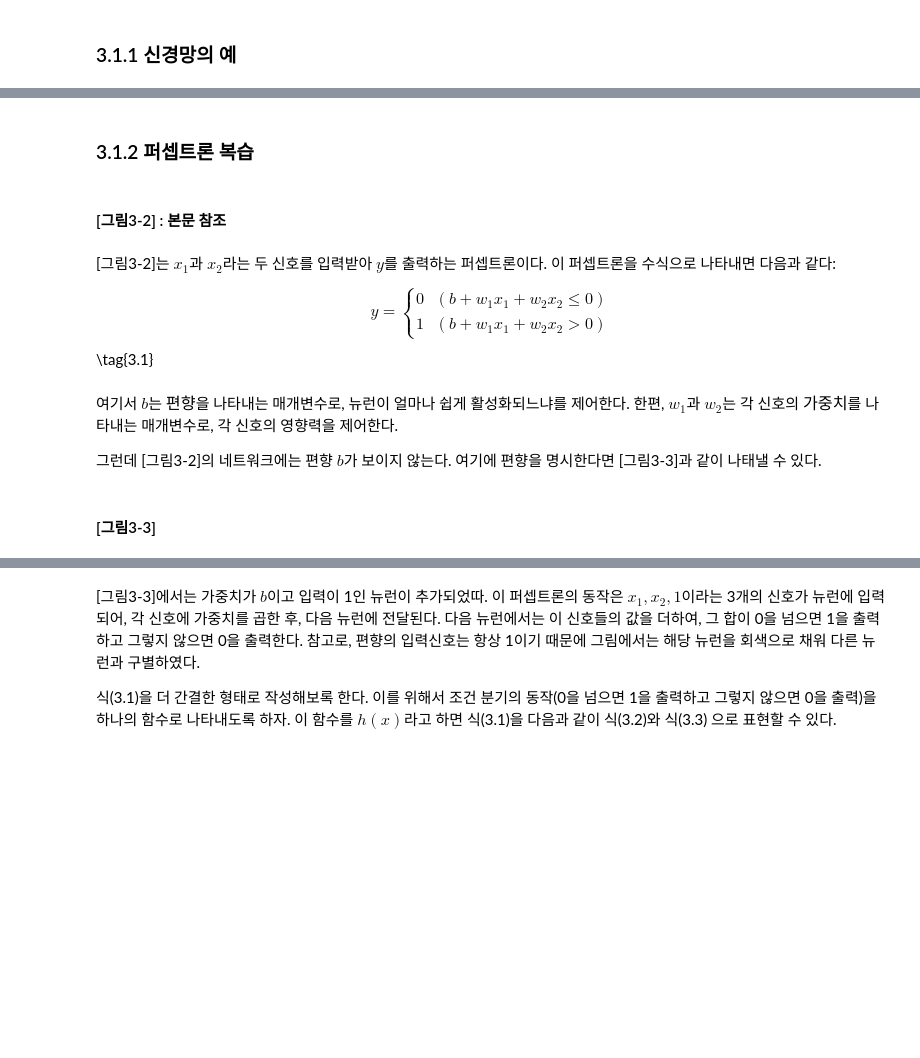
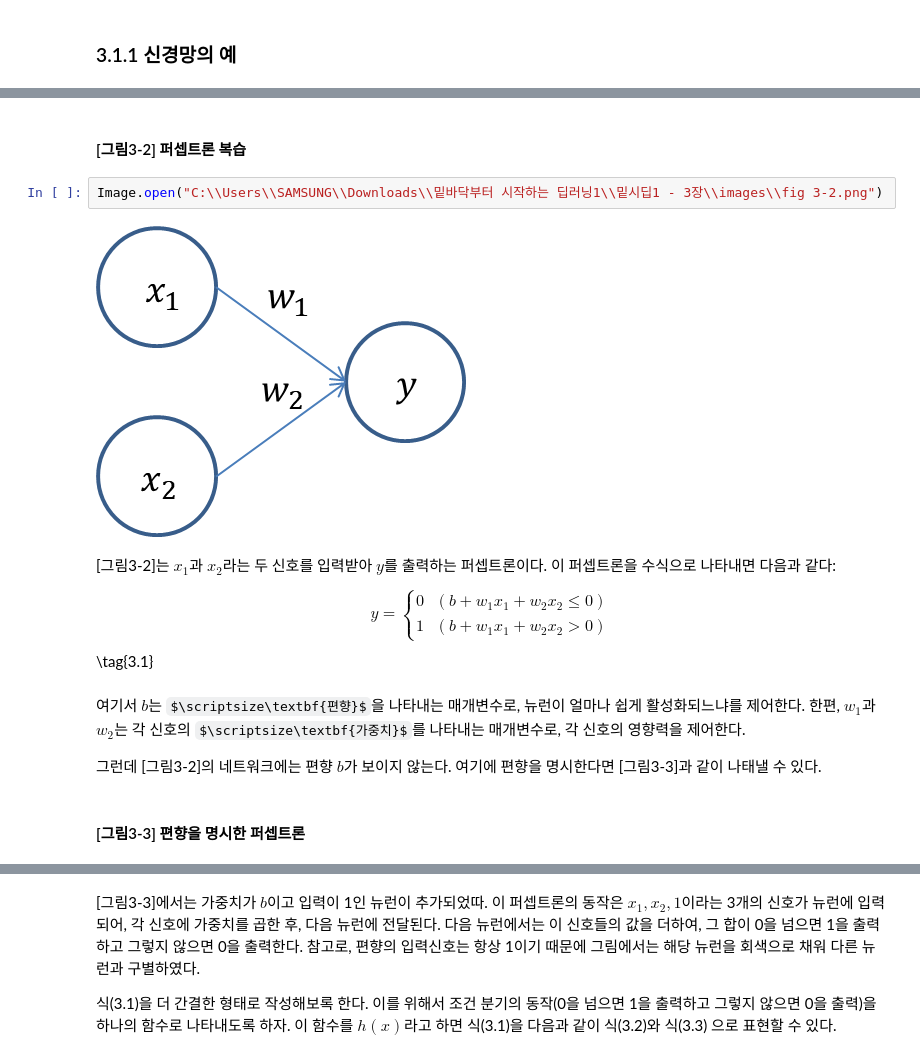
Before and after one commit to SeungChanBaek-stat/deep-learning-from-scratch, a Jupyter notebook: 밑바닥부터 시작하는 딥러닝1/밑시딥1 - 3장/밑시딥1 - 3장 신경망.ipynb, the cells around one changed output, grey strips where cells are left out. Drawn from its saved outputs; the diff is of its cells as text; some formulas as TeX source; blank space fills up the shorter version.

```diff
--- a/밑바닥부터 시작하는 딥러닝1/밑시딥1 - 3장/밑시딥1 - 3장 신경망.ipynb
+++ b/밑바닥부터 시작하는 딥러닝1/밑시딥1 - 3장/밑시딥1 - 3장 신경망.ipynb
@@ -11,7 +28,9 @@
 # %% [markdown]
-### 3.1.2 퍼셉트론 복습
+#### [그림3-2] 퍼셉트론 복습
-# %% [markdown]
-#### [그림3-2] : 본문 참조
+# %%
+Image.open("C:\\Users\\SAMSUNG\\Downloads\\밑바닥부터 시작하는 딥러닝1\\밑시딥1 - 3장\\images\\fig 3-2.png")
+# %% [output]
+[figure, added]
 # %% [markdown]
 [그림3-2]는 $x_1$과 $x_2$라는 두 신호를 입력받아 $y$를 출력하는 퍼셉트론이다. 이 퍼셉트론을 수식으로 나타내면 다음과 같다:
 
@@ -23,8 +42,8 @@
     \end{cases}
 \end{equation} \tag{3.1}
 # %% [markdown]
-여기서 $b$는 $\textbf{편향}$을 나타내는 매개변수로, 뉴런이 얼마나 쉽게 활성화되느냐를 제어한다. 한편, $w_1$과 $w_2$는 각 신호의 $\textbf{가중치}$를 나타내는 매개변수로, 각 신호의 영향력을 제어한다.
+여기서 $b$는 $\scriptsize\textbf{편향}$을 나타내는 매개변수로, 뉴런이 얼마나 쉽게 활성화되느냐를 제어한다. 한편, $w_1$과 $w_2$는 각 신호의 $\scriptsize\textbf{가중치}$를 나타내는 매개변수로, 각 신호의 영향력을 제어한다.
 
 그런데 [그림3-2]의 네트워크에는 편향 $b$가 보이지 않는다. 여기에 편향을 명시한다면 [그림3-3]과 같이 나태낼 수 있다.
 # %% [markdown]
-#### [그림3-3]
+#### [그림3-3] 편향을 명시한 퍼셉트론
```
Also changed, not shown: parts of 116 cells of this notebook, 9 other files.
